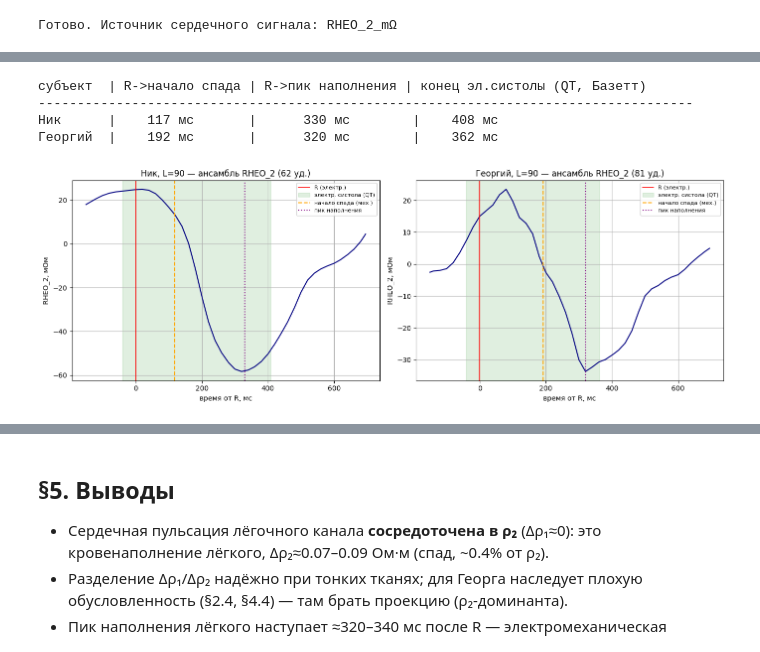
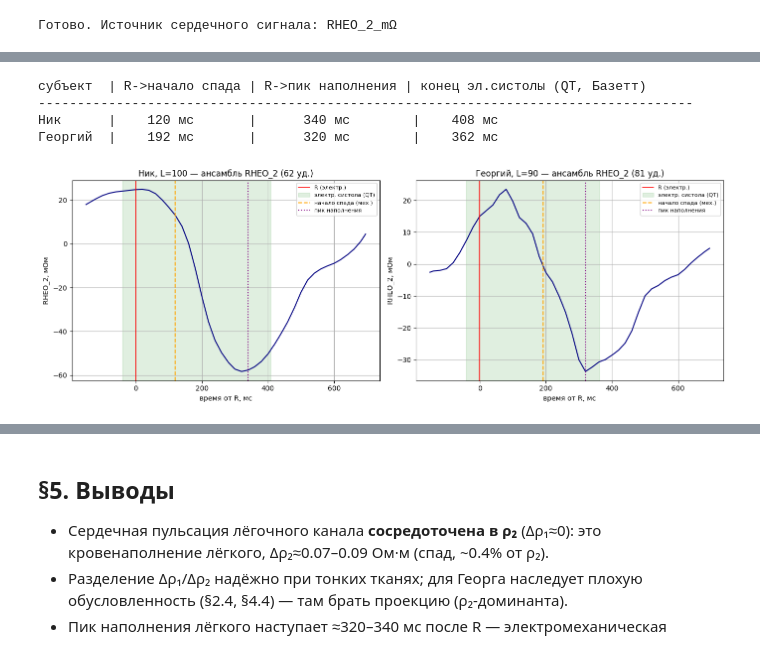
Before and after one commit to NixWrk/PhD_Disser, a Jupyter notebook: Colab Notebooks/11_Систолические_Δρ_и_задержка.ipynb, the cells around one changed output, grey strips where cells are left out. Cells and saved outputs as stored; diff of their text form; code cells hidden in the pictures.

```diff
--- a/Colab Notebooks/11_Систолические_Δρ_и_задержка.ipynb
+++ b/Colab Notebooks/11_Систолические_Δρ_и_задержка.ipynb
@@ -115,11 +186,11 @@ print("%-8s | Δρ1     Δρ2     | проекция ρ2 | спред углов
 print("-"*86)
 for name, info in SUBJECTS.items():
     r1, r2, h = info["rho1"], info["rho2"], info["h"]
-    J  = np.array([[dZ_drho1(r1, r2, h, *ab(s)), dZ_drho2(r1, r2, h, *ab(s))] for s in SIZES])
-    dZ = np.array([ENS[name][s]["dZ"] for s in SIZES])
+    J  = np.array([[dZ_drho1(r1, r2, h, *ab(s)), dZ_drho2(r1, r2, h, *ab(s))] for s in sorted(ENS[name])])
+    dZ = np.array([ENS[name][s]["dZ"] for s in sorted(ENS[name])])
     sol, *_ = np.linalg.lstsq(J, dZ, rcond=None)
     proj = np.median(dZ / J[:, 1])                       # Δρ2 при Δρ1=0
-    angs = [np.degrees(np.arctan2(J[k,1], J[k,0])) for k in range(len(SIZES))]
+    angs = [np.degrees(np.arctan2(J[k,1], J[k,0])) for k in range(len(sorted(ENS[name])))]
     spread = max(angs) - min(angs)
     note = "разделение надёжно" if spread > 12 else "split ненадёжен (см. §4.4) → брать проекцию"
     print("%-8s | %6.3f  %6.3f | %6.3f      | %5.1f°      | %s"
@@ -143,18 +220,18 @@ print("%-8s | R² (ρ1-only) | R² (ρ2-only) | угол L-форм базисо
 print("-"*60)
 for j, (name, info) in enumerate(SUBJECTS.items()):
     r1, r2, h = info["rho1"], info["rho2"], info["h"]
-    dZ = np.array([ENS[name][s]["dZ"] for s in SIZES])
-    J1 = np.array([dZ_drho1(r1, r2, h, *ab(s)) for s in SIZES])
-    J2 = np.array([dZ_drho2(r1, r2, h, *ab(s)) for s in SIZES])
+    dZ = np.array([ENS[name][s]["dZ"] for s in sorted(ENS[name])])
+    J1 = np.array([dZ_drho1(r1, r2, h, *ab(s)) for s in sorted(ENS[name])])
+    J2 = np.array([dZ_drho2(r1, r2, h, *ab(s)) for s in sorted(ENS[name])])
     a1 = np.dot(dZ, J1)/np.dot(J1, J1); a2 = np.dot(dZ, J2)/np.dot(J2, J2)
     R2 = lambda res: 1 - np.sum(res**2)/np.sum((dZ-dZ.mean())**2)
     r2_1, r2_2 = R2(dZ-a1*J1), R2(dZ-a2*J2)
     ang = np.degrees(np.arccos(np.dot(J1, J2)/(np.linalg.norm(J1)*np.linalg.norm(J2))))
     print("%-8s |    %+5.2f     |    %+5.2f     | %.0f°" % (name, r2_1, r2_2, ang))
     a = ax[0][j]
-    a.plot(SIZES, dZ*1000,    "ko-", label="измерено ΔZ_сист")
-    a.plot(SIZES, a1*J1*1000, "--", color="darkorange", label="только ρ1 (падает): R²=%.2f" % r2_1)
-    a.plot(SIZES, a2*J2*1000, "-",  color="navy",       label="только ρ2 (растёт): R²=%.2f" % r2_2)
+    a.plot(sorted(ENS[name]), dZ*1000,    "ko-", label="измерено ΔZ_сист")
+    a.plot(sorted(ENS[name]), a1*J1*1000, "--", color="darkorange", label="только ρ1 (падает): R²=%.2f" % r2_1)
+    a.plot(sorted(ENS[name]), a2*J2*1000, "-",  color="navy",       label="только ρ2 (растёт): R²=%.2f" % r2_2)
     a.set_xlabel("размер L, мм"); a.set_ylabel("ΔZ_сист, мОм")
     a.set_title("%s: форма сигнала несовместима с ρ1" % name); a.legend(fontsize=8); a.grid(True)
 plt.tight_layout(); plt.show()
@@ -212,11 +295,11 @@ fig, ax = plt.subplots(1, len(SUBJECTS), figsize=(6.5*len(SUBJECTS), 4.5), squee
 for j, (name, info) in enumerate(SUBJECTS.items()):
     r1, r2, h = info["rho1"], info["rho2"], info["h"]
     dr2 = _np.median([_amp(_segs(name, L))/dZ_drho2(r1, r2, h, *ab(L)) for L in [100,110,120,130,140]])
-    meas = _np.array([_amp(_segs(name, L))*1000 for L in SIZES])
-    pred = _np.array([dZ_drho2(r1, r2, h, *ab(L))*dr2*1000 for L in SIZES])   # только лёгкое
+    meas = _np.array([_amp(_segs(name, L))*1000 for L in sorted(ENS[name])])
+    pred = _np.array([dZ_drho2(r1, r2, h, *ab(L))*dr2*1000 for L in sorted(ENS[name])])   # только лёгкое
     a = ax[0][j]
-    a.plot(SIZES, meas, "ko-", label="измерено ΔZ_сист")
-    a.plot(SIZES, pred, "-", color="navy", label="предсказание лёгкого (Δρ2)")
+    a.plot(sorted(ENS[name]), meas, "ko-", label="измерено ΔZ_сист")
+    a.plot(sorted(ENS[name]), pred, "-", color="navy", label="предсказание лёгкого (Δρ2)")
     a.axvline(50, color="red", ls=":", lw=1); a.set_title("%s: на L=50 остаток → граница Δρ1" % name)
     a.set_xlabel("L, мм"); a.set_ylabel("ΔZ_сист, мОм"); a.legend(fontsize=8); a.grid(True)
 plt.tight_layout(); plt.show()
@@ -235,10 +324,10 @@ print("Δρ1 разного знака между испытуемыми и |Δ
 # %%
-# @title Time-resolved Δρ1(t), Δρ2(t): GLS по решёткам в каждый момент
+# @title Time-resolved Δρ1(t), Δρ2(t): GLS по сборкам в каждый момент
 TG = np.arange(-0.10, 0.50, 0.005)     # время относительно R, с
 
 def _waveforms(info):
-    W = np.zeros((len(SIZES), len(TG))); SE = np.zeros_like(W)
-    for ki, L in enumerate(SIZES):
+    W = np.zeros((len(info["sizes"]), len(TG))); SE = np.zeros_like(W)
+    for ki, L in enumerate(info["sizes"]):
         df, fs, R, rec = load_record(info, L)
         x = df[RHEO_COL].values; t = df["TIME_s"].values; segs = []
         for r in R:
@@ -255,7 +344,7 @@ print("%-8s | пик Δρ2: t / значение±SE / %%ρ2 | Δρ1 в этот
 print("-"*96)
 for j, (name, info) in enumerate(SUBJECTS.items()):
     r1, r2, h = info["rho1"], info["rho2"], info["h"]
-    J = np.array([[dZ_drho1(r1,r2,h,*ab(L)), dZ_drho2(r1,r2,h,*ab(L))] for L in SIZES])
+    J = np.array([[dZ_drho1(r1,r2,h,*ab(L)), dZ_drho2(r1,r2,h,*ab(L))] for L in info["sizes"]])
     W, SE = _waveforms(info)
     dr1 = np.zeros(len(TG)); dr2 = np.zeros(len(TG)); s1 = np.zeros(len(TG)); s2 = np.zeros(len(TG))
     for it in range(len(TG)):
@@ -298,35 +393,35 @@ print("      Полосы = ТОЛЬКО статистический шум; р
 # %%
 # @title Задержки + ансамблевая волна с разметкой систолы
 def mech_markers(avg, t):
     drift = np.gradient(avg)
     base = avg[t < 0].mean() if (t < 0).any() else avg[0]
     onset_i = next((i for i in range(len(t)) if t[i] >= 0 and avg[i] < base - 0.1*(base-avg.min())), np.argmin(avg))
     return t[onset_i], t[np.argmin(avg)]      # начало спада, провал
 
 print("%-8s | R->начало спада | R->пик наполнения | конец эл.систолы (QT, Базетт)" % "субъект")
 print("-"*84)
-SHOW = 90
+SHOW = {"Ник": 100, "Георгий": 90}
 fig, ax = plt.subplots(1, len(SUBJECTS), figsize=(7*len(SUBJECTS), 5), squeeze=False)
 for j, (name, info) in enumerate(SUBJECTS.items()):
     on, tr = [], []
-    for s in SIZES:
+    for s in SUBJECTS[name]["sizes"]:
         o, t_ = mech_markers(ENS[name][s]["avg"], ENS[name][s]["t"]); on.append(o); tr.append(t_)
-    df, fs, R, rec = load_record(info, SHOW)
+    df, fs, R, rec = load_record(info, SHOW[name])
     rr = np.median(np.diff(R)); qt = 0.40*np.sqrt(rr)
     print("%-8s |   %4.0f мс       |     %4.0f мс        |   %4.0f мс"
           % (name, np.median(on)*1000, np.median(tr)*1000, qt*1000))
-    a = ax[0][j]; E = ENS[name][SHOW]
+    a = ax[0][j]; E = ENS[name][SHOW[name]]
     a.plot(E["t"]*1000, E["avg"], color="navy")
     a.axvline(0, color="red", lw=1.2, label="R (электр.)")
     a.axvspan(-40, qt*1000, color="green", alpha=0.12, label="электр. систола (QT)")
     a.axvline(np.median(on)*1000, color="orange", ls="--", label="начало спада (мех.)")
     a.axvline(np.median(tr)*1000, color="purple", ls=":", label="пик наполнения")
-    a.set_title("%s, L=%d — ансамбль RHEO_2 (%d уд.)" % (name, SHOW, E["nbeats"]))
+    a.set_title("%s, L=%d — ансамбль RHEO_2 (%d уд.)" % (name, SHOW[name], E["nbeats"]))
     a.set_xlabel("время от R, мс"); a.set_ylabel("RHEO_2, мОм"); a.legend(fontsize=8); a.grid(True)
 plt.tight_layout(); plt.show()
 # %% [output]
 субъект  | R->начало спада | R->пик наполнения | конец эл.систолы (QT, Базетт)
 ------------------------------------------------------------------------------------
-Ник      |    117 мс       |      330 мс        |    408 мс
+Ник      |    120 мс       |      340 мс        |    408 мс
 Георгий  |    192 мс       |      320 мс        |    362 мс
-[figure, old version]
+[figure, new version]
```
Also changed, not shown: parts of 32 cells of this notebook, 8 other files.
